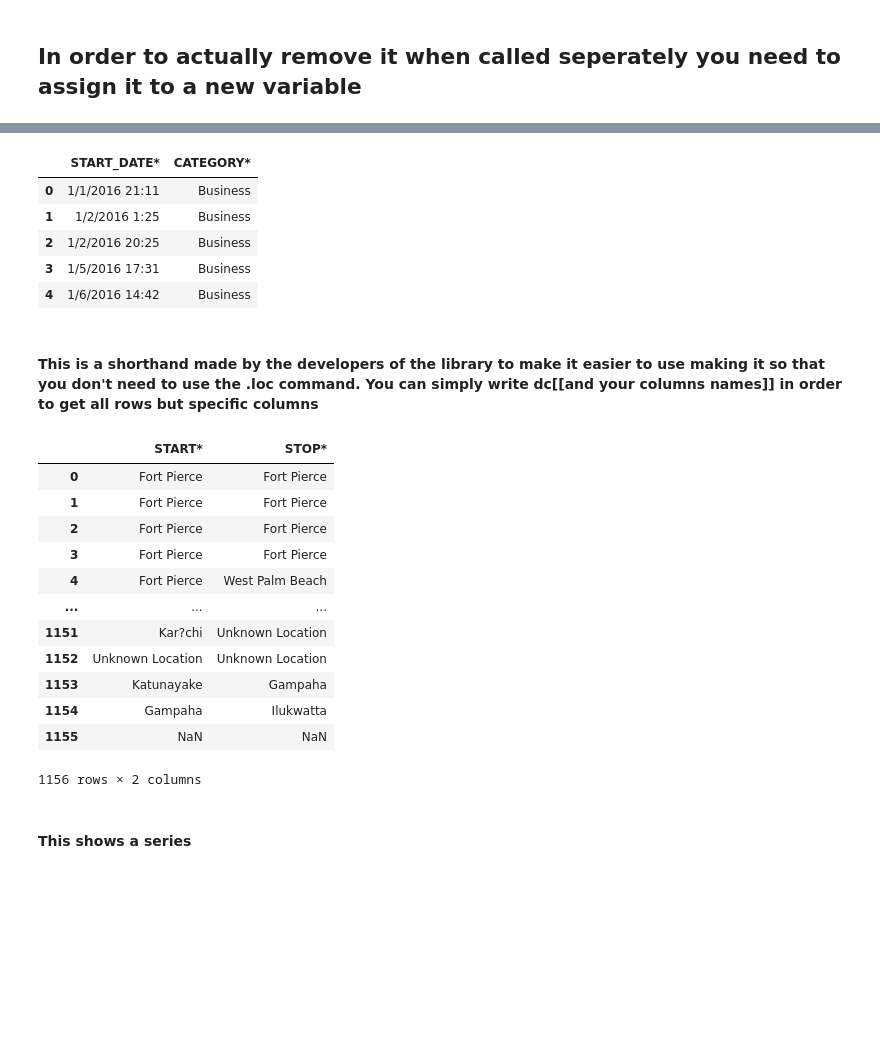
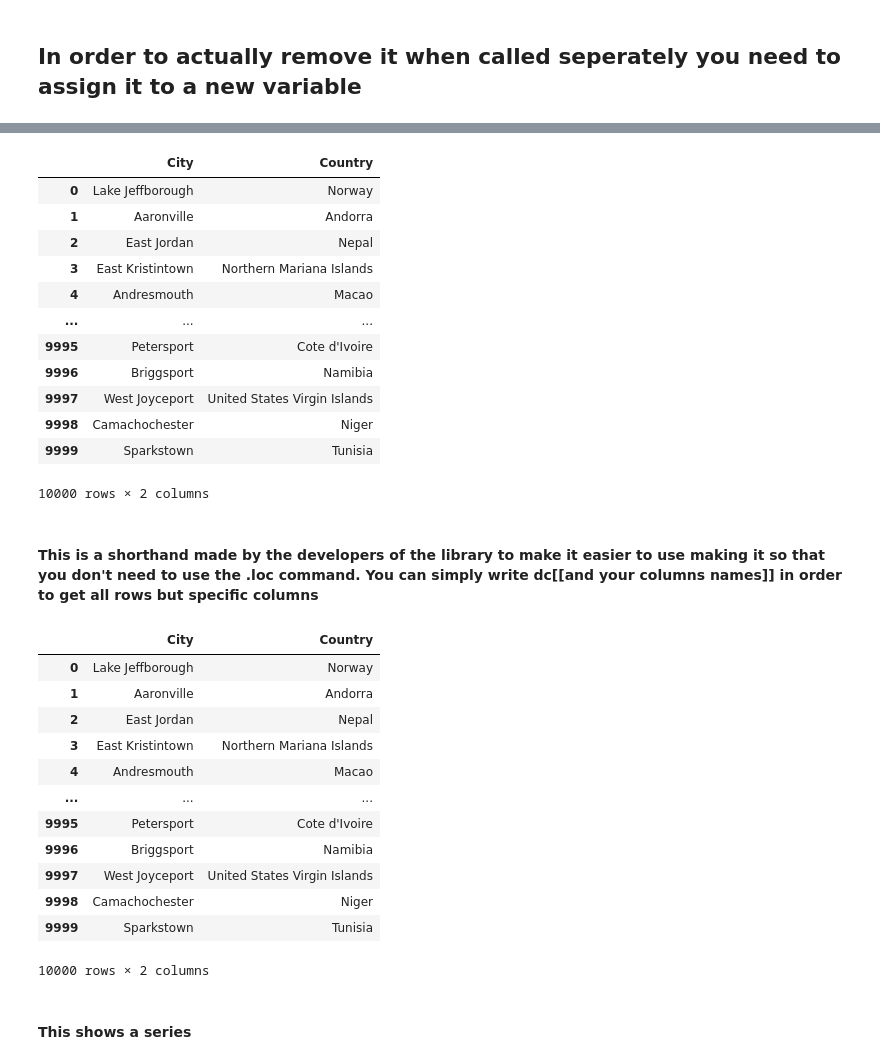
Before and after one commit to Army-man-gif/Courses, a Jupyter notebook: Course 1/Work/python_overview (1).ipynb, the cells around one changed output, grey strips where cells are left out. Saved outputs shown, nothing was run; the diff lists cells and outputs as text; code cells hidden in the pictures; blank space fills up the shorter version.

```diff
--- a/Course 1/Work/python_overview (1).ipynb
+++ b/Course 1/Work/python_overview (1).ipynb
@@ -461,31 +456,38 @@ Armaan
 # %%
 # label based indexing
-df.loc[:,["START_DATE*","CATEGORY*"]].head()
+df.loc[:,["City","Country"]]
 # %% [output]
-|  | START_DATE* | CATEGORY* |
-| 0 | 1/1/2016 21:11 | Business |
-| 1 | 1/2/2016 1:25 | Business |
-| 2 | 1/2/2016 20:25 | Business |
-| 3 | 1/5/2016 17:31 | Business |
-| 4 | 1/6/2016 14:42 | Business |
+|  | City | Country |
+| 0 | Lake Jeffborough | Norway |
+| 1 | Aaronville | Andorra |
+| 2 | East Jordan | Nepal |
+| 3 | East Kristintown | Northern Mariana Islands |
+| 4 | Andresmouth | Macao |
+| ... | ... | ... |
+| 9995 | Petersport | Cote d'Ivoire |
+| 9996 | Briggsport | Namibia |
+| 9997 | West Joyceport | United States Virgin Islands |
+| 9998 | Camachochester | Niger |
+| 9999 | Sparkstown | Tunisia |
+10000 rows × 2 columns
 # %% [markdown]
 #### This is a shorthand made by the developers of the library to make it easier to use making it so that you don't need to use the .loc command. You can simply write dc[[and your columns names]] in order to get all rows but specific columns
-# %%
-df[["START*","STOP*"]]
-# %% [output]
-|  | START* | STOP* |
-| 0 | Fort Pierce | Fort Pierce |
-| 1 | Fort Pierce | Fort Pierce |
-| 2 | Fort Pierce | Fort Pierce |
-| 3 | Fort Pierce | Fort Pierce |
-| 4 | Fort Pierce | West Palm Beach |
-| ... | ... | ... |
-| 1151 | Kar?chi | Unknown Location |
-| 1152 | Unknown Location | Unknown Location |
-| 1153 | Katunayake | Gampaha |
-| 1154 | Gampaha | Ilukwatta |
-| 1155 | NaN | NaN |
-1156 rows × 2 columns
+# %%
+df[["City","Country"]]
+# %% [output]
+|  | City | Country |
+| 0 | Lake Jeffborough | Norway |
+| 1 | Aaronville | Andorra |
+| 2 | East Jordan | Nepal |
+| 3 | East Kristintown | Northern Mariana Islands |
+| 4 | Andresmouth | Macao |
+| ... | ... | ... |
+| 9995 | Petersport | Cote d'Ivoire |
+| 9996 | Briggsport | Namibia |
+| 9997 | West Joyceport | United States Virgin Islands |
+| 9998 | Camachochester | Niger |
+| 9999 | Sparkstown | Tunisia |
+10000 rows × 2 columns
 # %% [markdown]
 #### This shows a series
 # %%
```
Also changed, not shown: parts of 7 cells of this notebook.
